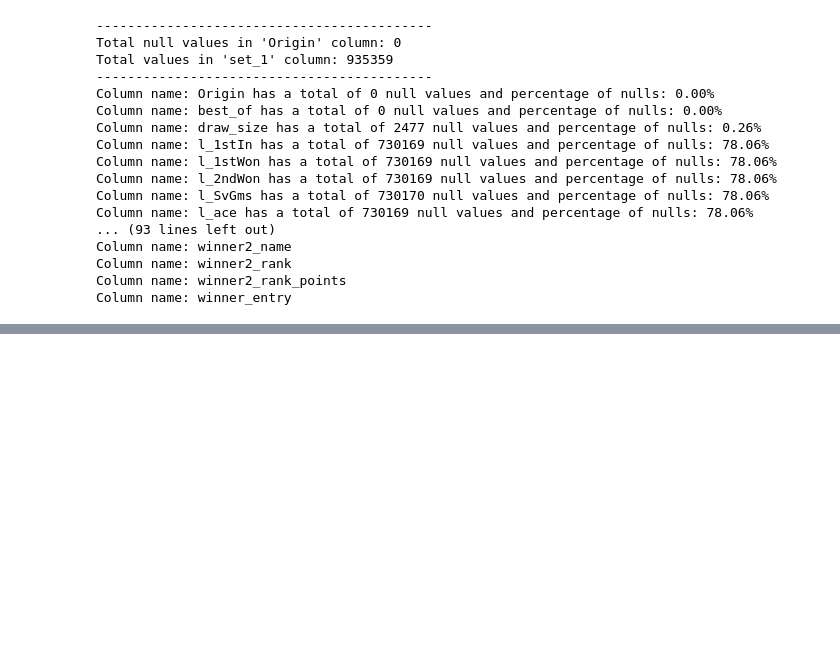
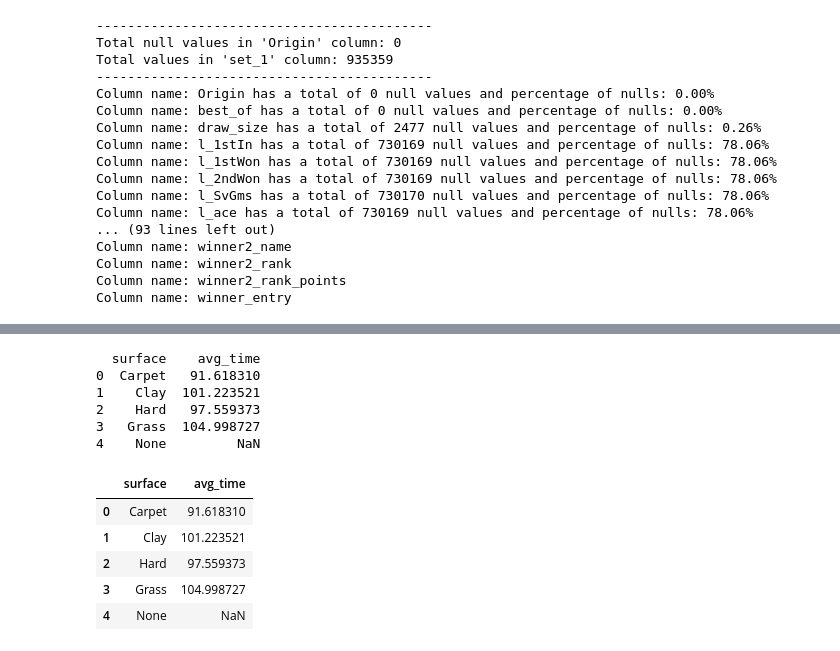
Before and after one commit to joao-oak/Big-Data-Spark, a Jupyter notebook: tennis_queries_Lara.ipynb, the cells around one changed output, grey strips where cells are left out. Saved outputs shown, nothing was run; the diff lists cells and outputs as text; code cells hidden in the pictures; blank space fills up the shorter version.

```diff
--- a/tennis_queries_Lara.ipynb
+++ b/tennis_queries_Lara.ipynb
@@ -410,0 +488,22 @@ matches.repartition(1).write.csv("matches", mode='overwrite')
+# %%
+from pyspark.sql.functions import avg
+import matplotlib.pyplot as plt
+import numpy as np
+
+avg_time_per_surface = matches.groupBy("surface").agg(avg("minutes").alias("avg_time"))
+avg_time_per_surface_df = avg_time_per_surface.toPandas()
+print(avg_time_per_surface_df)
+avg_time_per_surface_df
+# %% [output]
+  surface    avg_time
+0  Carpet   91.618310
+1    Clay  101.223521
+2    Hard   97.559373
+3   Grass  104.998727
+4    None         NaN
+|  | surface | avg_time |
+| 0 | Carpet | 91.618310 |
+| 1 | Clay | 101.223521 |
+| 2 | Hard | 97.559373 |
+| 3 | Grass | 104.998727 |
+| 4 | None | NaN |
```
Also changed, not shown: parts of 17 cells of this notebook.
